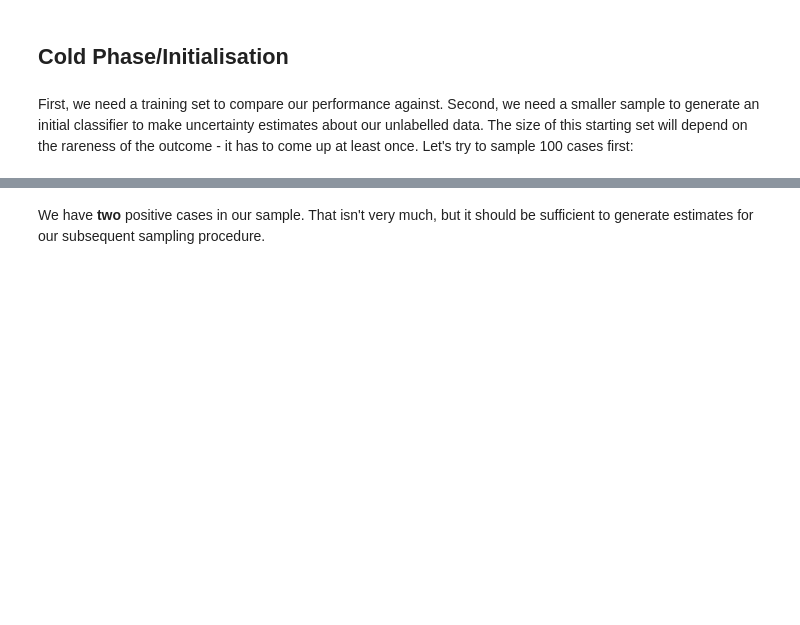
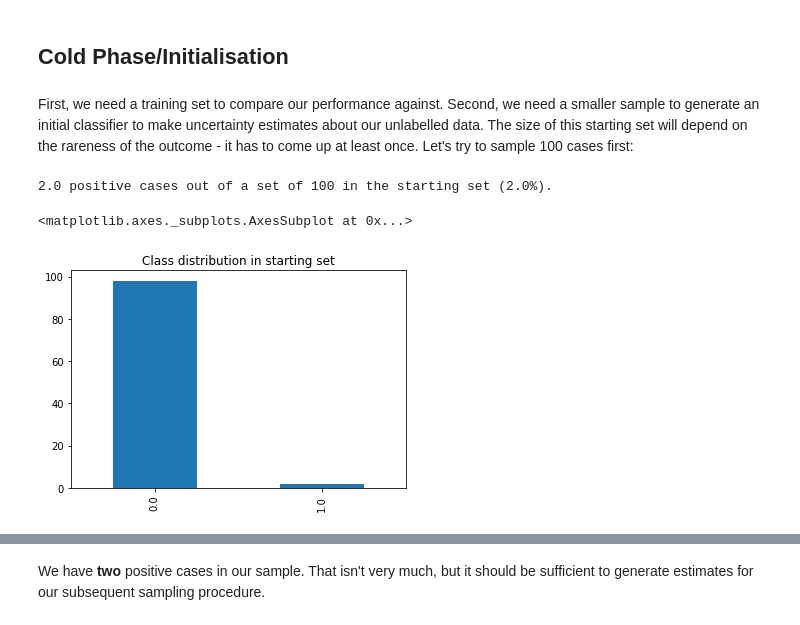
Before and after one commit to nicolaiberk/Imbalanced, a Jupyter notebook: ActiveLearning.ipynb, the cells around one changed output, grey strips where cells are left out. Cells and saved outputs as stored; diff of their text form; code cells hidden in the pictures; blank space fills up the shorter version.

```diff
--- a/ActiveLearning.ipynb
+++ b/ActiveLearning.ipynb
@@ -27,3 +39,19 @@ tweets = pd.read_csv("https://www.dropbox.com/s/gv56nu1ptrp63ps/annotated_german
 ## Cold Phase/Initialisation
 # %% [markdown]
 First, we need a training set to compare our performance against. Second, we need a smaller sample to generate an initial classifier to make uncertainty estimates about our unlabelled data. The size of this starting set will depend on the rareness of the outcome - it has to come up at least once. Let's try to sample 100 cases first:
+# %%
+rng = np.random.default_rng(42)
+sample_id = rng.integers(low=0, high=len(y_train), size=100)
+
+X_train = X_train.reset_index(drop=True)
+y_train = y_train.reset_index(drop=True)
+
+X_start = X_train[sample_id]
+y_start = y_train[sample_id]
+
+print(f"{sum(y_start)} positive cases out of a set of {len(y_start)} in the starting set ({sum(y_start)*100/len(y_start)}%).")
+pd.Series(y_start).value_counts().plot(kind='bar', title='Class distribution in starting set')
+# %% [output]
+2.0 positive cases out of a set of 100 in the starting set (2.0%).
+<matplotlib.axes._subplots.AxesSubplot at 0x...>
+[figure, added]
```
Also changed, not shown: parts of 7 cells of this notebook.
